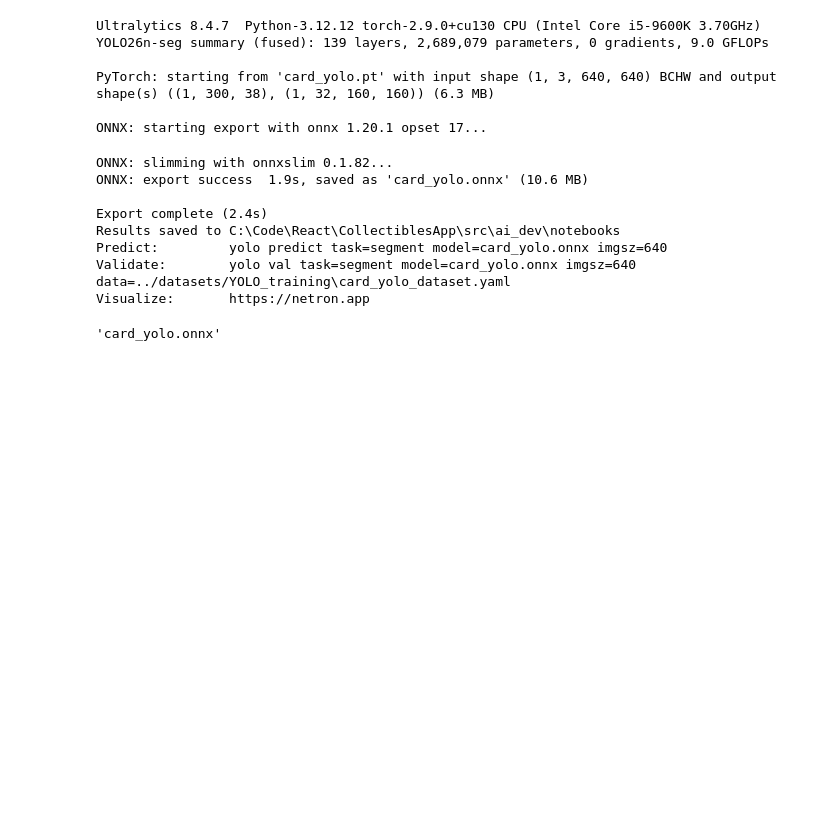
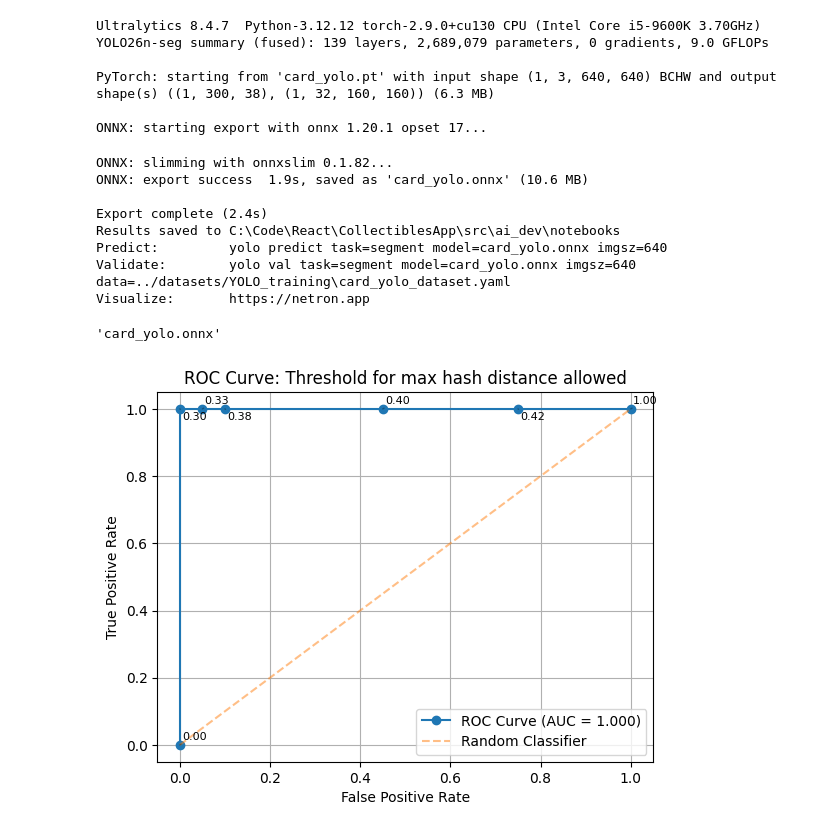
Before and after one commit to collectiblescapstone/CollectiblesApp, a Jupyter notebook: src/ai_dev/notebooks/YOLO.ipynb, the cells around one changed output. Cells and saved outputs as stored; diff of their text form; code cells hidden in the pictures; blank space fills up the shorter version.

```diff
--- a/src/ai_dev/notebooks/YOLO.ipynb
+++ b/src/ai_dev/notebooks/YOLO.ipynb
@@ -66,7 +66,7 @@ IMAGE_DIMENSION = 640
 
 # dataset generation settings
 AMOUNT_TRAIN = 0
-AMOUNT_VAL = 1
+AMOUNT_VAL = 100
 MAX_CARDS_PER_IMAGE = 1
 ALLOW_OVERLAP = False
 BLACK_AND_WHITE = False
@@ -609,3 +617,71 @@ Predict:         yolo predict task=segment model=card_yolo.onnx imgsz=640
 Validate:        yolo val task=segment model=card_yolo.onnx imgsz=640 data=../datasets/YOLO_training\card_yolo_dataset.yaml
 Visualize:       https://netron.app
 'card_yolo.onnx'
+# %%
+import matplotlib.pyplot as plt
+
+# Cleaned data: [threshold, fpr, tpr]
+data = [
+    [0,0,0],
+    [0.30,0.000,1.000],
+    [0.33,0.050,1.000],
+    [0.38,0.100,1.000],
+    [0.40,0.450,1.000],
+    [0.42,0.750,1.000],
+    [1,1,1]
+]
+# Title variable
+chart_title = "ROC Curve: Threshold for max hash distance allowed"
+
+# Sort by FPR
+data = sorted(data, key=lambda x: x[1])
+
+thresholds = [d[0] for d in data]
+fpr = [d[1] for d in data]
+tpr = [d[2] for d in data]
+
+# Compute AUC (trapezoidal rule)
+auc = 0
+for i in range(1, len(fpr)):
+    width = fpr[i] - fpr[i - 1]
+    height = (tpr[i] + tpr[i - 1]) / 2
+    auc += width * height
+
+
+plt.figure()
+
+# ROC curve
+plt.plot(fpr, tpr, marker='o', label=f'ROC Curve (AUC = {auc:.3f})')
+
+# Annotate each point with threshold
+for i in range(len(data)):
+    # Alternate offsets
+    x_offset = 0.015
+    y_offset = 0.04 if i % 2 == 0 else -0.08
+
+    plt.annotate(
+        f"{thresholds[i]:.2f}",
+        (fpr[i], tpr[i]),
+        textcoords="offset points",
+        xytext=(x_offset * 100, y_offset * 100),  # scale for visibility
+        fontsize=8,
+        arrowprops=dict(arrowstyle='-', alpha=0.3)
+    )
+
+# 50/50 reference line
+plt.plot([0, 1], [0, 1], linestyle='--', alpha=0.5, label='Random Classifier')
+
+# Labels and title
+plt.xlabel("False Positive Rate")
+plt.ylabel("True Positive Rate")
+plt.title(chart_title)
+
+# Legend
+plt.legend()
+
+# Grid
+plt.grid()
+
+plt.show()
+# %% [output]
+[figure, added]
```
Also changed, not shown: parts of 1 cell of this notebook, 8 other files.
